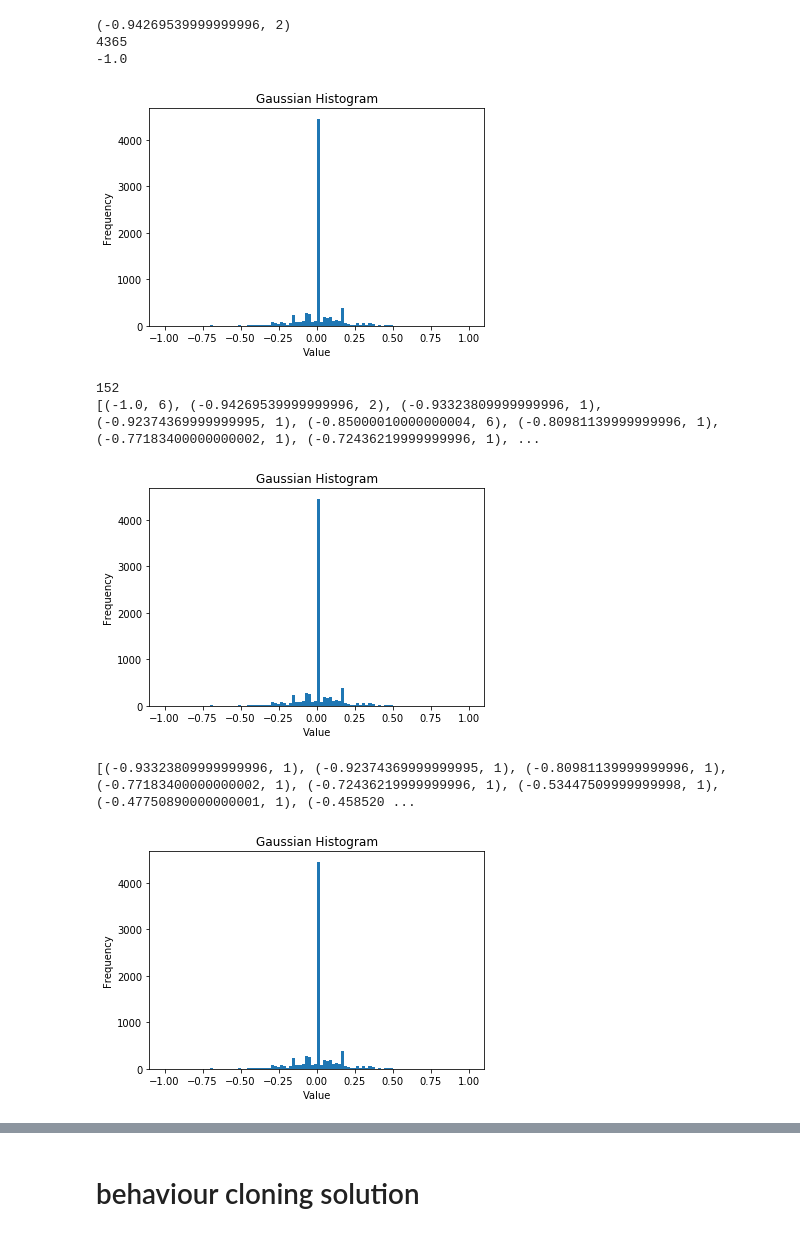
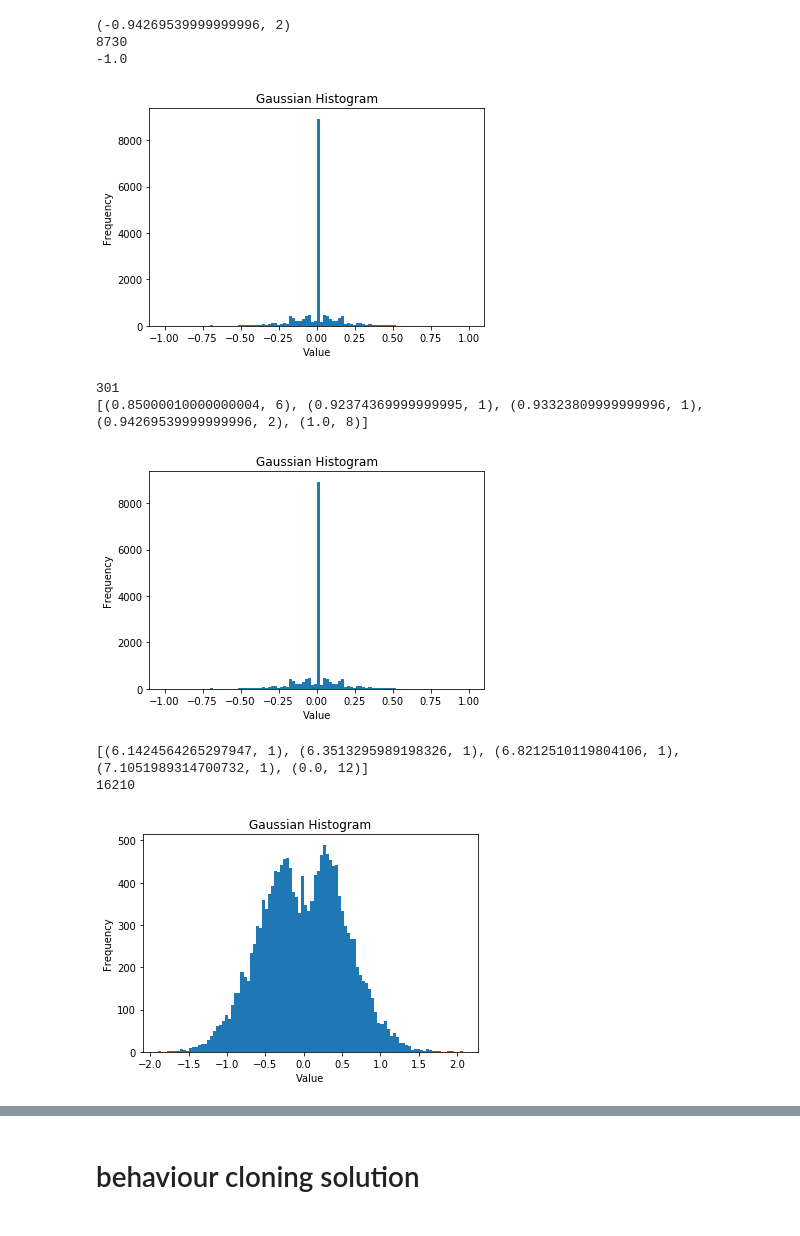
Before and after one commit to rbcorx/CarND-Behavioral-Cloning-P3, a Jupyter notebook: test.ipynb, the cells around one changed output, grey strips where cells are left out. Cells and saved outputs as stored; diff of their text form; code cells hidden in the pictures.

```diff
--- a/test.ipynb
+++ b/test.ipynb
@@ -20,31 +18,13 @@ change_settings(
     P_DROP_ZERO = 0.0,
     #DROP_ZERO_HISTORY_LIM = 0,
     SHUFFLE = True,
-    CHOOSE_ALL_CAMERAS = False,
-    DO_FILTER = True,
+    CHOOSE_ALL_CAMERAS = True,
+    DO_FILTER = False,
     DO_FLIP = True,
     P_FILTER = 0.98,
     FILTER_BIN_SIZE = 0.01,
     FILTER_BIN_TAKE_ABS = True,
-
 )
 
 data, count = get_data()
-
-print (len(data), " :: gotten total data amount :: ", count)
-
-import random
-
-i_st = random.randint(100, 3000)
-
-data_pl = data[i_st:i_st+20]
-print (len(data_pl), " :: rows")
-images, steers = extract_samples_from_rows(data, fake=True)
-
-change_settings(
-    DO_FILTER = False
-)
-
-data, count = get_data()
-images_un, steers_un = extract_samples_from_rows(data, fake=True)
 # %% [output]
@@ -63,4 +36,6 @@ extracted 8105 samples total.
 # %%
+images_un, steers_un = extract_samples_from_rows(data, fake=True)
+
 stats = list(zip(*np.unique(steers, return_counts=True)))
 count_dict = dict(stats)
 mx_count = max(stats, key=lambda x: x[1])[1]
@@ -72,9 +47,6 @@ stats = sorted(stats, key=lambda x: x[1])
 #print (stats)
 #print (sorted(stats, key=lambda x: abs(x[0])))
 
-
-#filter_by_count =
-#filter_by_value =
 [0.90, 0.00]
 [0, 1.15]
 [292, 1]
@@ -83,39 +55,41 @@ stats = sorted(stats, key=lambda x: x[1])
 plot_data (steers)
 # %% [output]
 (-0.94269539999999996, 2)
-4365
+8730
 -1.0
-[figure, old version]
+[figure, new version]
 # %%
 stats_un = list(zip(*np.unique(steers_un, return_counts=True)))
 print(len(stats_un))
-print(sorted(stats_un))
+print(sorted(stats_un)[-5:])
 plot_data (steers_un)
 # %% [output]
-152
-[(-1.0, 6), (-0.94269539999999996, 2), (-0.93323809999999996, 1), (-0.92374369999999995, 1), (-0.85000010000000004, 6), (-0.80981139999999996, 1), (-0.77183400000000002, 1), (-0.72436219999999996, 1), ...
+301
+[(0.85000010000000004, 6), (0.92374369999999995, 1), (0.93323809999999996, 1), (0.94269539999999996, 2), (1.0, 8)]
-[figure, old version]
+[figure, new version]
 # %%
-print (stats)
+print (stats[-5:])
+print(len(data))
 # %% [output]
-[(-0.93323809999999996, 1), (-0.92374369999999995, 1), (-0.80981139999999996, 1), (-0.77183400000000002, 1), (-0.72436219999999996, 1), (-0.53447509999999998, 1), (-0.47750890000000001, 1), (-0.458520 ...
+[(6.1424564265297947, 1), (6.3513295989198326, 1), (6.8212510119804106, 1), (7.1051989314700732, 1), (0.0, 12)]
+16210
 # %%
-g = generate_batch(data, fake=True, augment=False, flipit=True, rand_camera=True)
+g = generate_batch(data, fake=True, augment=True, flipit=False, rand_camera=False)
 
 images, steers = [], []
 
 for el in g:
     images.extend(el[0])
     steers.extend(el[1])
     if len(images) >= count:
         break
 
 #images, steers = extract_samples_from_rows(data, [0, 1, 2], [0, -0.15, 0.15], fake=True, )#rand=True)
 
 
 plot_data(steers)
 # %% [output]
-[figure, old version]
+[figure, new version]
 # %%
 
 print (len(steers))
```
Also changed, not shown: parts of 28 cells of this notebook, 15 other files.
